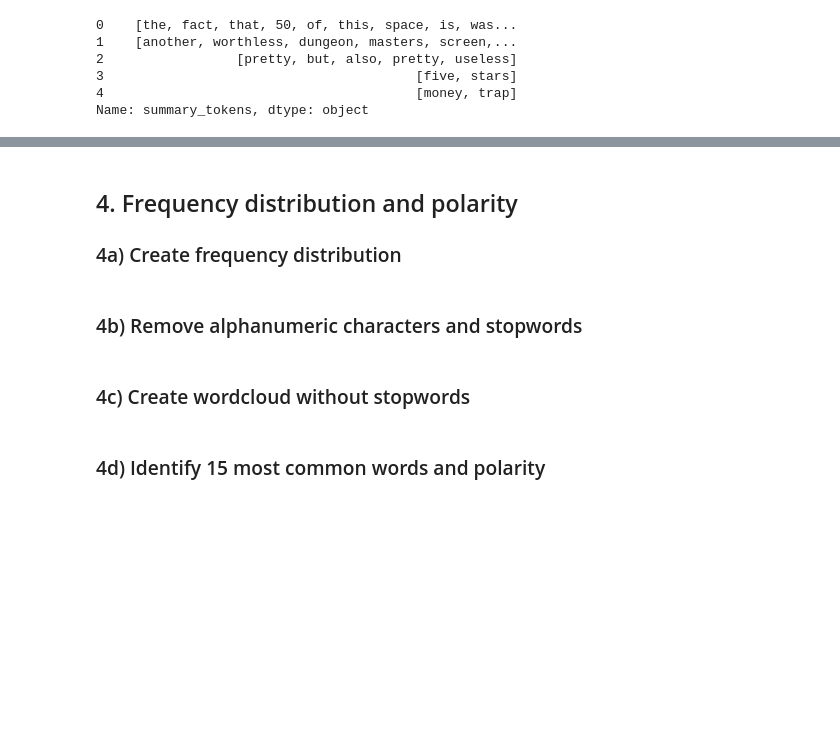
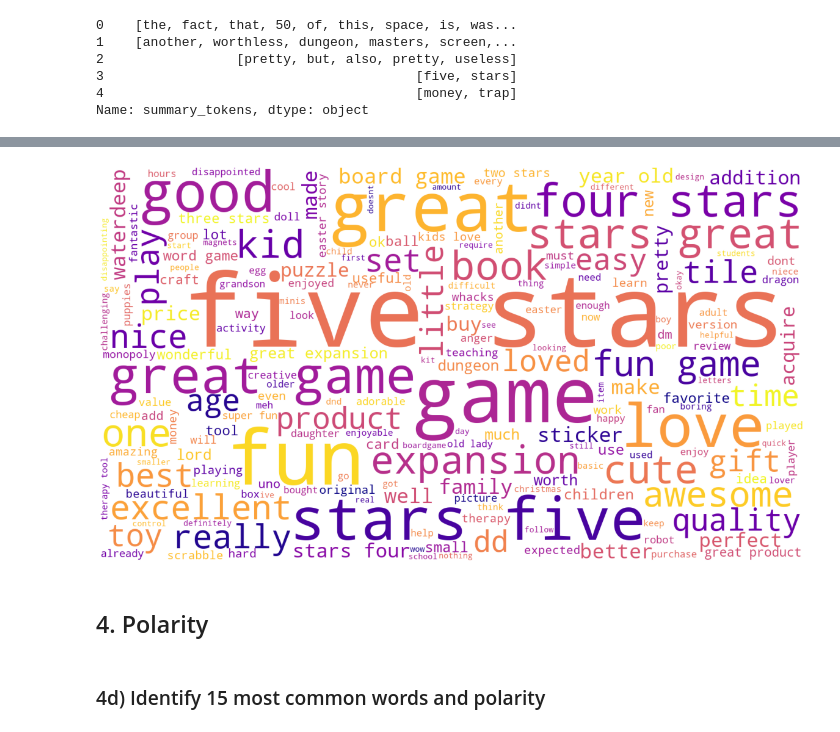
Before and after one commit to essjmeha/Assignment_Predicting_future_outcomes, a Jupyter notebook: Meharg_Jane_LSE_DA301_Assignment_Python.ipynb, the cells around one changed output, grey strips where cells are left out. Saved outputs shown, nothing was run; the diff lists cells and outputs as text; code cells hidden in the pictures; blank space fills up the shorter version.

```diff
--- a/Meharg_Jane_LSE_DA301_Assignment_Python.ipynb
+++ b/Meharg_Jane_LSE_DA301_Assignment_Python.ipynb
@@ -1172,0 +1169,21 @@ plt.show()
+# %%
+# Define an empty list of tokens for review column.
+# combine all the tokens into a single list of words.
+all_tokens_summary = []
+
+for i in range(df5.shape[0]):
+    # Add each token to the list.
+    all_tokens_summary = all_tokens_summary + df5['summary_tokens'][i]
+# %%
+# Filter out tokens that are neither alphabets nor numbers (to eliminate punctuation marks, etc.).
+all_tokens_summary2 = [word for word in all_tokens_summary if word.isalnum()]
+# %%
+# Create a filtered list of tokens without stop words.
+summary_tokens2 = [x for x in all_tokens_summary2 if x.lower() not in stop_words]
+
+# Define an empty string variable.
+summary_tokens2_string = ''
+
+for value in all_tokens_summary2:
+    # Add each filtered token word to the string.
+    summary_tokens2_string = summary_tokens2_string + value + ' '
@@ -1173,5 +1201,18 @@ plt.show()
 # %%
 # Summary: Plot the WordCloud image.
+# Create a WordCloud.
+wordcloud = WordCloud(width = 1600, height = 900,
+                background_color ='white',
+                colormap='plasma',
+                min_font_size = 10).generate(summary_tokens2_string)
+
+# Plot the WordCloud image.
+plt.figure(figsize = (16, 9), facecolor = None)
+plt.imshow(wordcloud)
+plt.axis('off')
+plt.tight_layout(pad = 0)
+plt.show()
+# %% [output]
+[figure, added]
 # %% [markdown]
-## 4. Frequency distribution and polarity
-### 4a) Create frequency distribution
+## 4. Polarity
@@ -1180,2 +1218,0 @@ plt.show()
-# %% [markdown]
-### 4b) Remove alphanumeric characters and stopwords
@@ -1186,2 +1218,0 @@ plt.show()
-# %% [markdown]
-### 4c) Create wordcloud without stopwords
```
Also changed, not shown: parts of 56 cells of this notebook.
